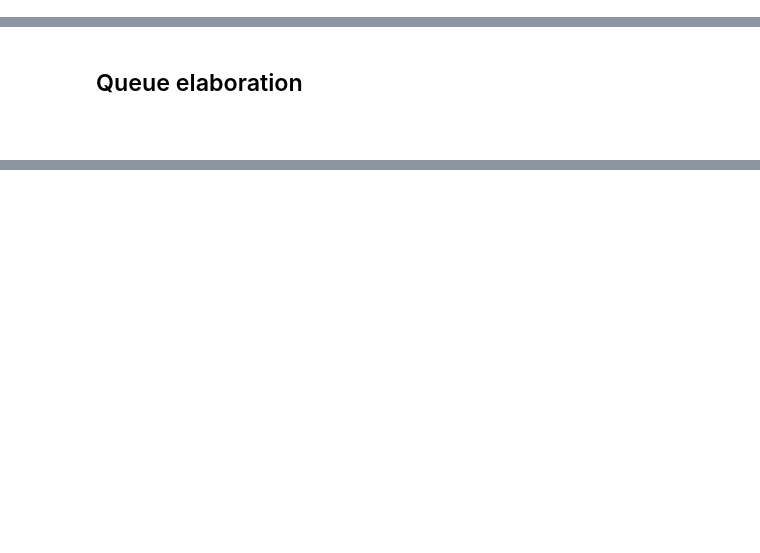
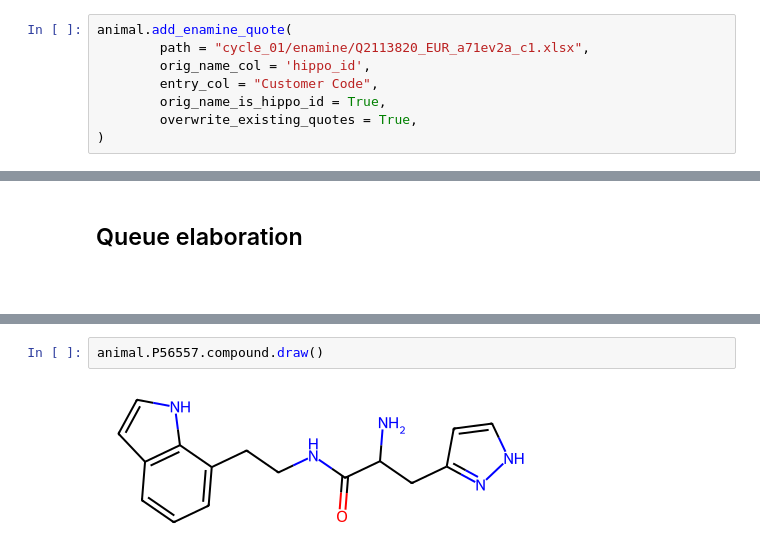
Before and after one commit to xchem/openbind-hippo, a Jupyter notebook: d68ev3c/c01e_elab_prep.ipynb, the cells around one changed output, grey strips where cells are left out. Drawn from its saved outputs; the diff is of its cells as text; blank space fills up the shorter version.

```diff
--- a/d68ev3c/c01e_elab_prep.ipynb
+++ b/d68ev3c/c01e_elab_prep.ipynb
@@ -198,3 +176,11 @@ KeyboardInterrupt
+# %%
+animal.add_enamine_quote(
+        path = "cycle_01/enamine/Q2113820_EUR_a71ev2a_c1.xlsx",
+        orig_name_col = 'hippo_id',
+        entry_col = "Customer Code",
+        orig_name_is_hippo_id = True,
+        overwrite_existing_quotes = True,
+)
 # %% [markdown]
 ## Syndirella inputs
 # %%
@@ -252,0 +281,4 @@ DEBUG: adding inspiration column(s)
+# %%
+animal.P56557.compound.draw()
+# %% [output]
+[figure, added]
```
Also changed, not shown: parts of 12 cells of this notebook, 13 other files.
